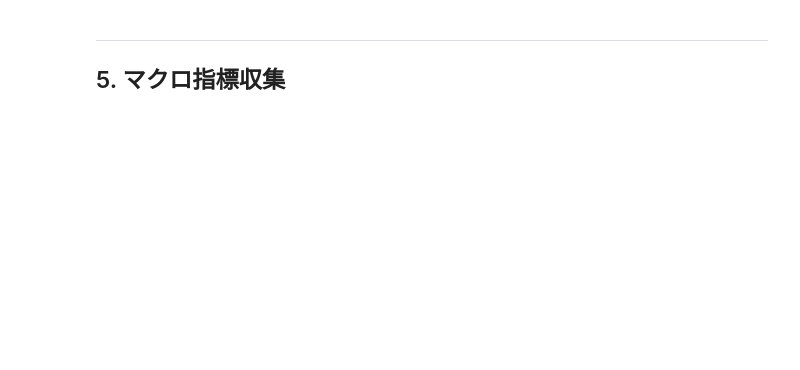
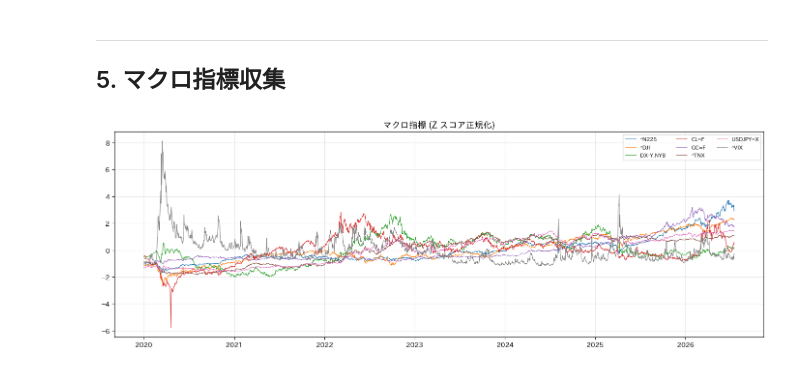
Before and after one commit to SY122095/StockPrediction, a Jupyter notebook: Analytics/notebooks/01_data/03_equity_data_collection.ipynb, the cells around one changed output. Drawn from its saved outputs; the diff is of its cells as text; code cells hidden in the pictures; blank space fills up the shorter version.

```diff
--- a/Analytics/notebooks/01_data/03_equity_data_collection.ipynb
+++ b/Analytics/notebooks/01_data/03_equity_data_collection.ipynb
@@ -174,34 +209,42 @@ MACRO_TICKERS = cfg.get('macro_tickers', {
     '^TNX':     'us10y_yield',
     'CL=F':     'crude_oil',
     'GC=F':     'gold',
+    '^VIX':     'vix',
 })
 
 series_list = []
 for ticker, name in MACRO_TICKERS.items():
     try:
         s = yf.download(ticker, start=DATA_START, auto_adjust=True, progress=False)['Close']
-        s.name = name
+        # 新しいyfinanceでは単一銘柄でも DataFrame (1列) が返ることがあり、
+        # その場合 s.name = name は列名に反映されない (実行結果が ^N225 等の生ティッカーになる不具合)。
+        # Series化してから明示的に rename することで確実に友好的な名前を付与する。
+        if isinstance(s, pd.DataFrame):
+            s = s.iloc[:, 0]
+        s = s.rename(name)
         series_list.append(s)
         print(f'  OK: {ticker:15s} -> {name}')
     except Exception as e:
         print(f'  WARN: {ticker}: {e}')
 
 df_macro = pd.concat(series_list, axis=1).reset_index()
-df_macro.columns = ['date'] + [c for c in df_macro.columns if c != 'date']
-df_macro['date'] = pd.to_datetime(df_macro['date']).dt.tz_localize(None)
-df_macro = df_macro.sort_values('date').set_index('date').ffill().reset_index()
+df_macro = df_macro.rename(columns={df_macro.columns[0]: 'Date'})
+df_macro['Date'] = pd.to_datetime(df_macro['Date']).dt.tz_localize(None)
+df_macro = df_macro.sort_values('Date').set_index('Date').ffill().reset_index()
 print(f'\nマクロ: {len(df_macro):,} 行 x {df_macro.shape[1]-1} 指標')
 df_macro.tail()
 # %%
 # マクロ指標の正規化プロット
-macro_cols = [c for c in df_macro.columns if c != 'date']
+macro_cols = [c for c in df_macro.columns if c != 'Date']
 fig, ax = plt.subplots(figsize=(14, 5))
 for col in macro_cols:
     s = df_macro[col].dropna()
     s_norm = (s - s.mean()) / s.std()
-    ax.plot(df_macro.loc[s.index, 'date'], s_norm, label=col, linewidth=0.8)
+    ax.plot(df_macro.loc[s.index, 'Date'], s_norm, label=col, linewidth=0.8)
 ax.set_title('マクロ指標 (Z スコア正規化)', fontsize=13)
 ax.legend(ncol=3, fontsize=8)
 ax.grid(alpha=0.3)
 plt.tight_layout()
 plt.show()
+# %% [output]
+[figure, added]
```
Also changed, not shown: parts of 17 cells of this notebook, 34 other files.
